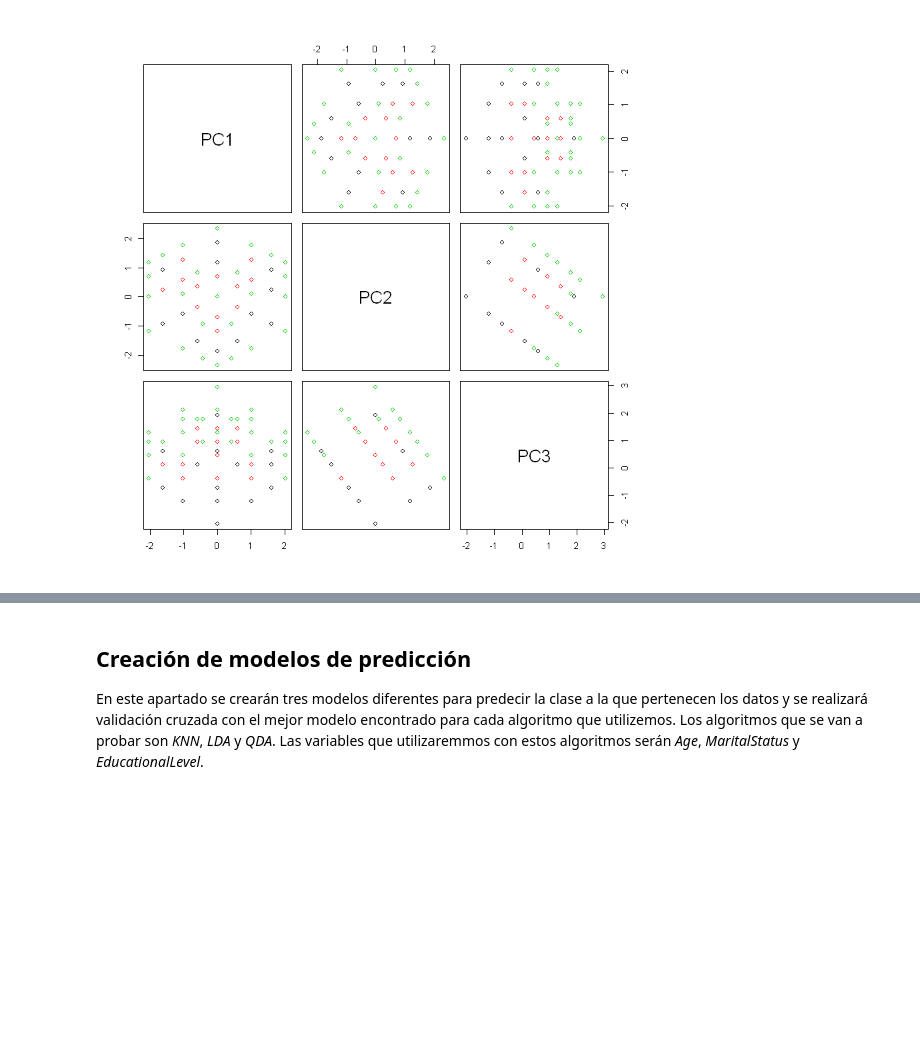
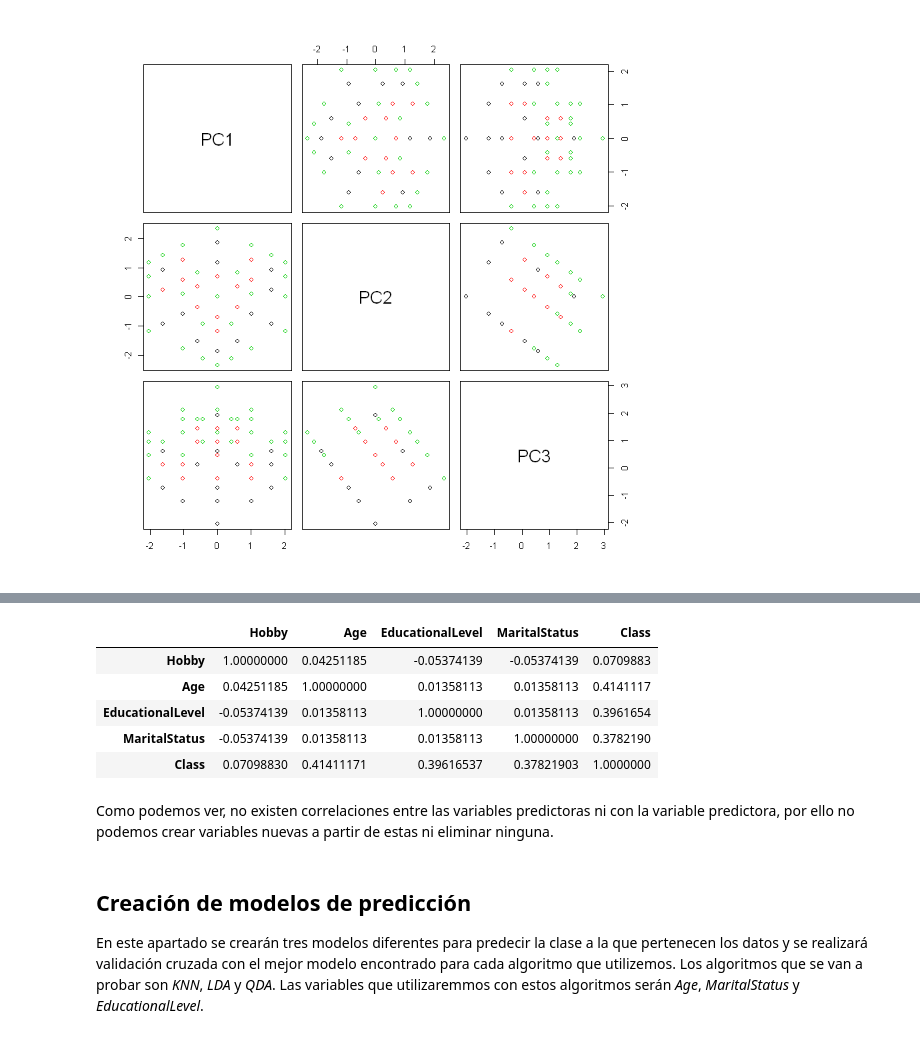
Before and after one commit to armijoalb/Master-Ciencias-de-Datos-UGR, a Jupyter notebook: Introduccion a la ciencia de datos/Trabajo Final/Clasificación/Trabajo Final Clasificación.ipynb, the cells around one changed output, grey strips where cells are left out. Saved outputs shown, nothing was run; the diff lists cells and outputs as text; code cells hidden in the pictures; blank space fills up the shorter version.

```diff
--- a/Introduccion a la ciencia de datos/Trabajo Final/Clasificación/Trabajo Final Clasificación.ipynb
+++ b/Introduccion a la ciencia de datos/Trabajo Final/Clasificación/Trabajo Final Clasificación.ipynb
@@ -192,3 +196,14 @@ Como se puede ver, PCA no consigue separar los datos ni reduce en número de var
+# %%
+cor(hayesroth)
+# %% [output]
+|  | Hobby | Age | EducationalLevel | MaritalStatus | Class |
+| Hobby | 1.00000000 | 0.04251185 | -0.05374139 | -0.05374139 | 0.0709883 |
+| Age | 0.04251185 | 1.00000000 | 0.01358113 | 0.01358113 | 0.4141117 |
+| EducationalLevel | -0.05374139 | 0.01358113 | 1.00000000 | 0.01358113 | 0.3961654 |
+| MaritalStatus | -0.05374139 | 0.01358113 | 0.01358113 | 1.00000000 | 0.3782190 |
+| Class | 0.07098830 | 0.41411171 | 0.39616537 | 0.37821903 | 1.0000000 |
+# %% [markdown]
+Como podemos ver, no existen correlaciones entre las variables predictoras ni con la variable predictora, por ello no podemos crear variables nuevas a partir de estas ni eliminar ninguna.
 # %% [markdown]
 ## Creación de modelos de predicción
 En este apartado se crearán tres modelos diferentes para predecir la clase a la que pertenecen los datos y se realizará validación cruzada con el mejor modelo encontrado para cada algoritmo que utilizemos. Los algoritmos que se van a probar son *KNN*, *LDA* y *QDA*. Las variables que utilizaremmos con estos algoritmos serán *Age*, *MaritalStatus* y *EducationalLevel*.
```
Also changed, not shown: parts of 7 cells of this notebook, 23 other files.
